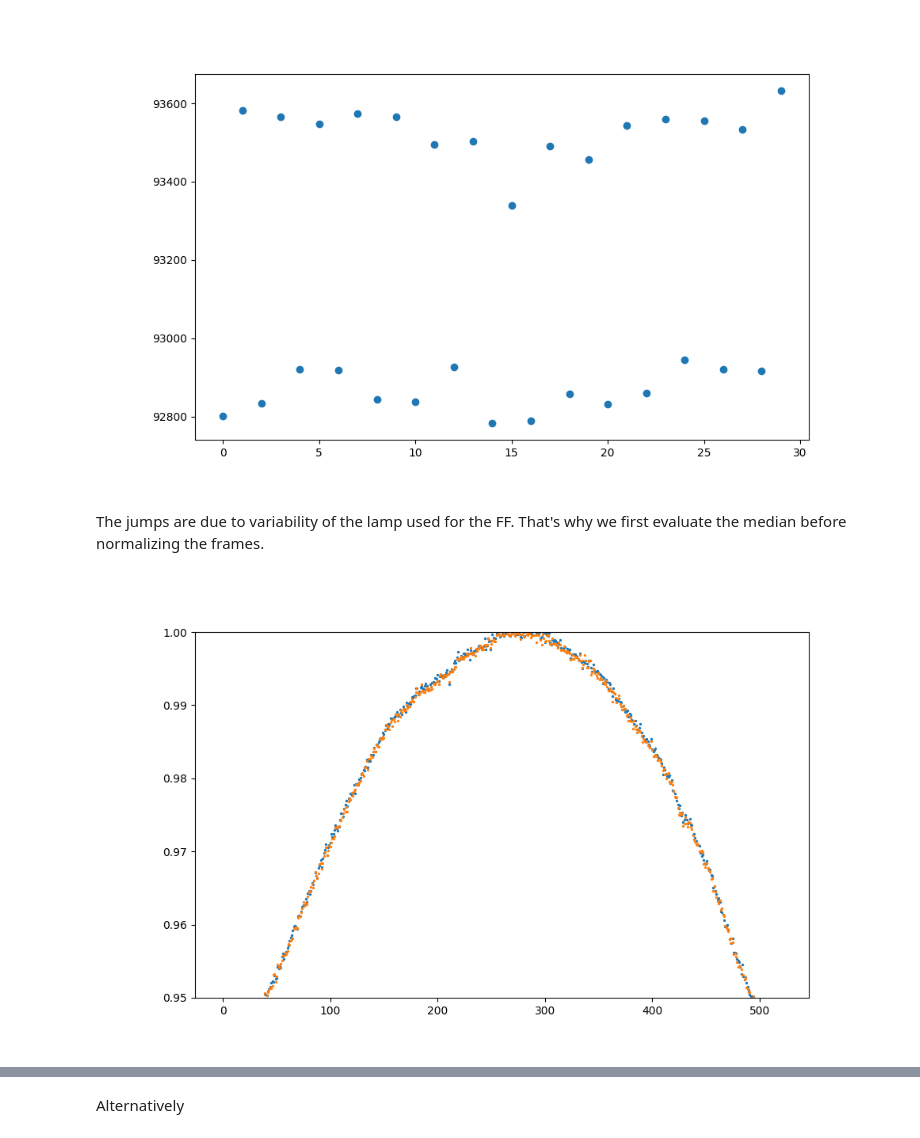
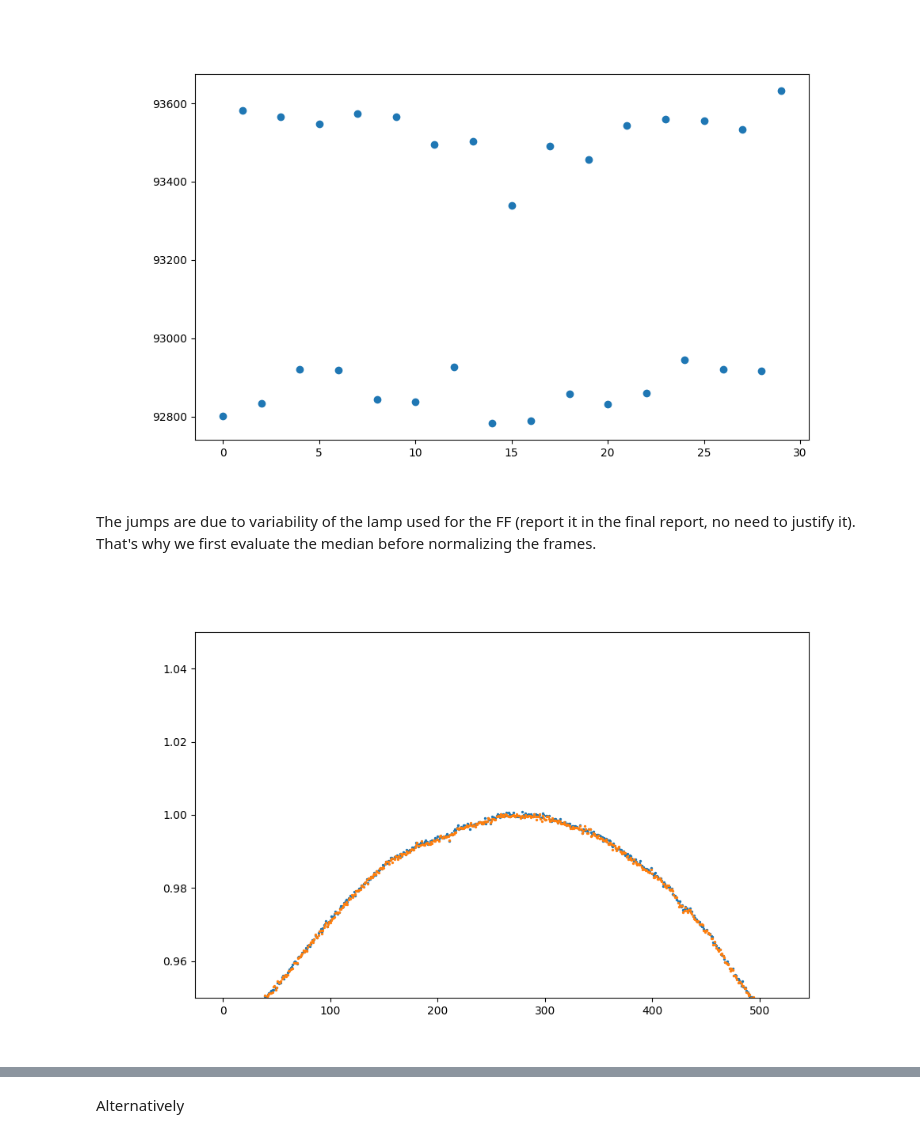
Before and after one commit to AstroMichele/AstroLab2-2024, a Jupyter notebook: flat.ipynb, the cells around one changed output, grey strips where cells are left out. Saved outputs shown, nothing was run; the diff lists cells and outputs as text; code cells hidden in the pictures.

```diff
--- a/flat.ipynb
+++ b/flat.ipynb
@@ -182,18 +182,18 @@ plt.show()
 # %% [output]
 [figure]
 # %% [markdown]
-The jumps are due to variability of the lamp used for the FF. That's why we first evaluate the median before normalizing the frames.
+The jumps are due to variability of the lamp used for the FF (report it in the final report, no need to justify it). That's why we first evaluate the median before normalizing the frames.
 # %%
 x_axis = np.arange(0, 521, 1)
 plt.figure(figsize=(10, 6))
 
 plt.scatter(x_axis, np.average(stack[0, :, :]/normalization_factor_axis[0], axis=(0)), s=2)
 plt.scatter(x_axis, np.average(stack[1, :, :]/normalization_factor_axis[1], axis=(0)), s=2)
 
-plt.ylim(0.95, 1.0)
+plt.ylim(0.95, 1.05)
 plt.show()
 # %% [output]
-[figure, old version]
+[figure, new version]
 # %%
 stack_normalized_iter = np.zeros_like(stack)
 
```
Also changed, not shown: parts of 7 cells of this notebook, 1 other file.
